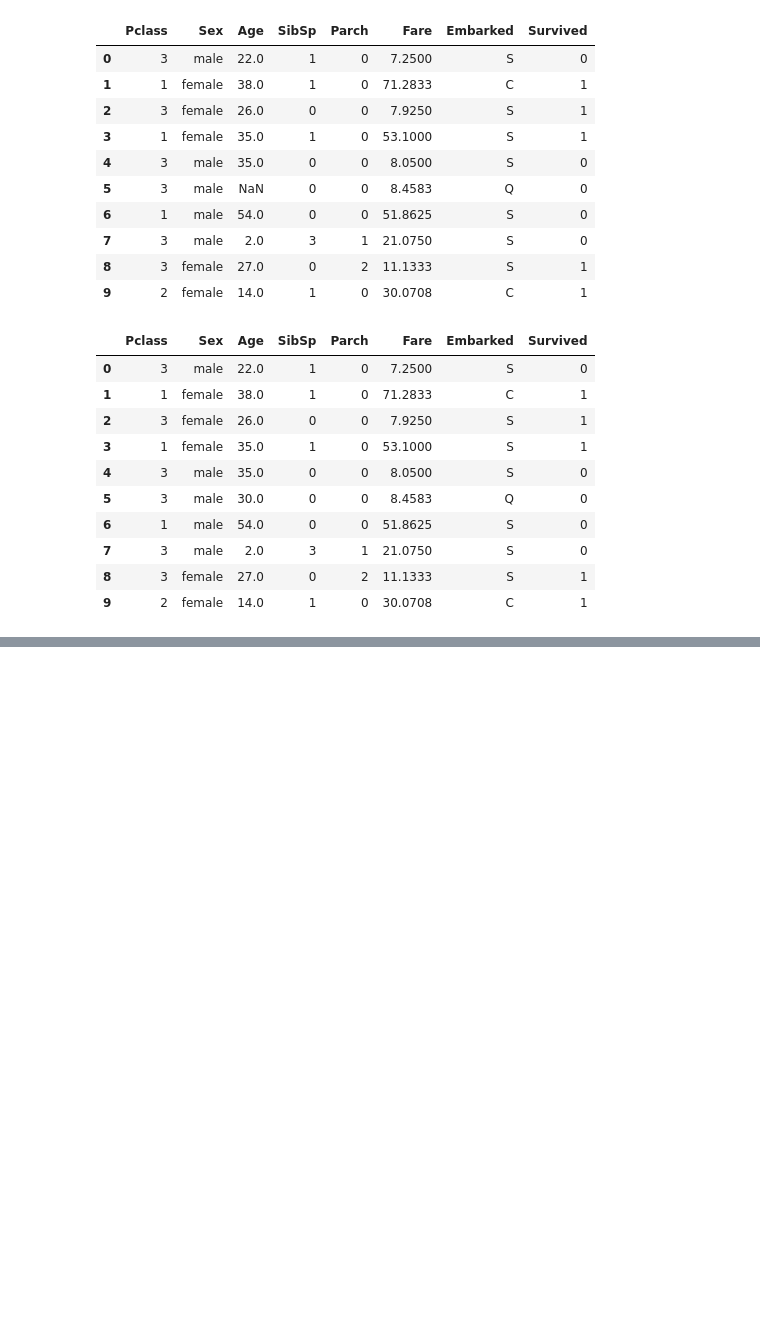
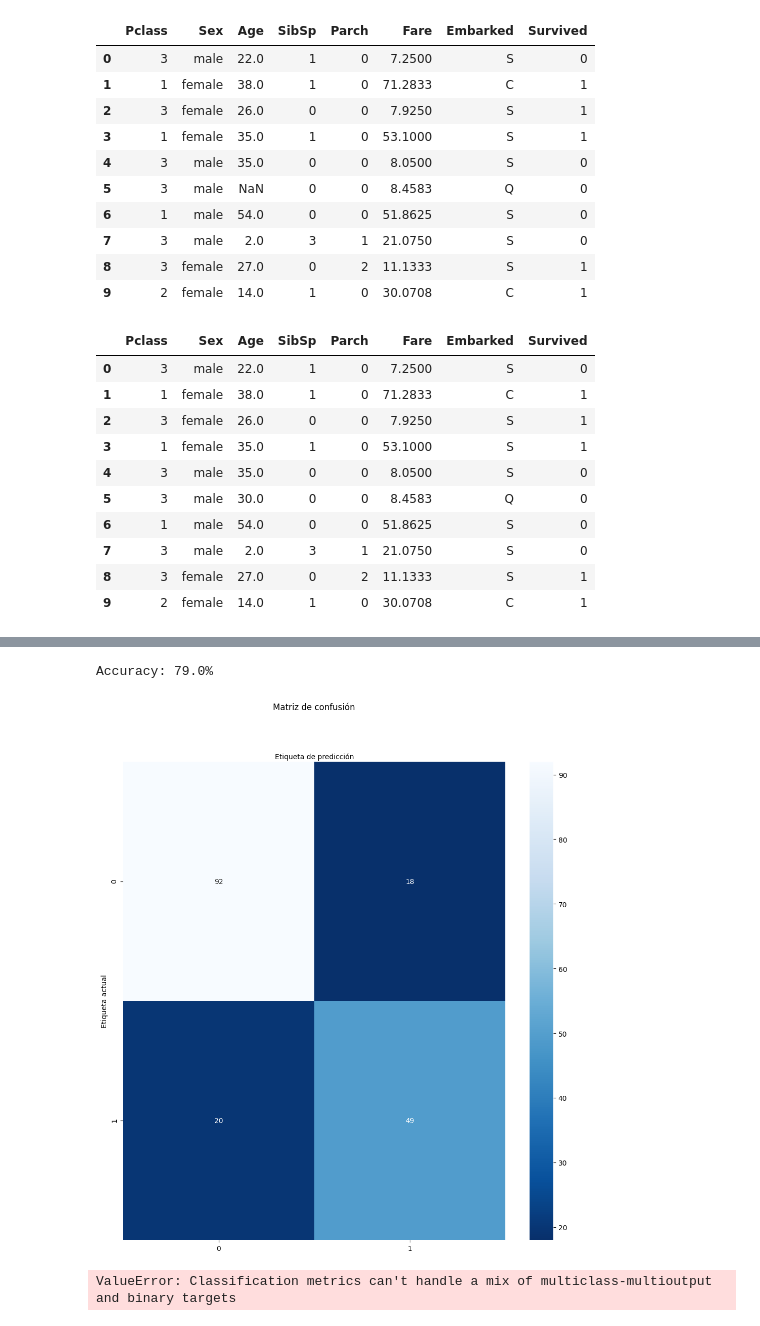
Before and after one commit to bkoscar/Kaggle, a Jupyter notebook: titanic/titanic.ipynb, the cells around one changed output, grey strips where cells are left out. Drawn from its saved outputs; the diff is of its cells as text; code cells hidden in the pictures; blank space fills up the shorter version.

```diff
--- a/titanic/titanic.ipynb
+++ b/titanic/titanic.ipynb
@@ -78,0 +91,4 @@ df.head(10)
+# %%
+df_training = df[['Age', 'SibSp', 'Pclass', 'Sex']]
+df_traget = df['Survived']
+df_training.head(10)
@@ -78,0 +107,15 @@ df.head(10)
+# %%
+def age_classification(age: float) -> str:
+    if 0.0 <= age <= 14.0:
+        return "children"
+    elif 14 < age <= 24.0:
+        return "youth"
+    elif 24 <  age <= 64:
+        return "adult"
+    elif 64 < age <= 90:
+        return "senior"
+
+df_training['age_class'] = df_training['Age'].apply(lambda x: age_classification(x))
+df_training = df_training[['age_class', 'SibSp', 'Pclass', 'Sex']]
+df_training = pd.get_dummies(df_training)
+df_training
@@ -78,0 +136,35 @@ df.head(10)
+# %%
+X_train, X_test, y_train, y_test = train_test_split(df_training,df_traget,test_size=0.2, random_state = 0)
+model = LogisticRegression()
+model.fit(X_train,y_train)
+y_predict = model.predict(X_test)
+print(f'Accuracy: {round(metrics.accuracy_score(y_test,y_predict), 2)*100}%')
+# %% [output]
+Accuracy: 79.0%
+# %%
+matrix_conf = metrics.confusion_matrix(y_test,y_predict)
+class_name = [0,1]
+fig, ax = plt.subplots(figsize = (10,10))
+tick_marks = np.arange(len(class_name))
+plt.xticks(tick_marks, class_name)
+plt.yticks(tick_marks, class_name)
+sns.heatmap(pd.DataFrame(matrix_conf), annot = True, cmap = 'Blues_r', fmt = 'g')
+ax.xaxis.set_label_position('top')
+plt.tight_layout()
+plt.title('Matriz de confusión', y = 1.1)
+plt.ylabel('Etiqueta actual')
+plt.xlabel('Etiqueta de predicción')
+plt.show()
+# %% [output]
+[figure, added]
+# %%
+test = pd.read_csv('test.csv')
+test = test[['Age', 'SibSp', 'Pclass', 'Sex']]
+test['age_class'] = test['Age'].apply(lambda x: age_classification(x))
+test = test[['age_class', 'SibSp', 'Pclass', 'Sex']]
+test1 = pd.get_dummies(test)
+# test1
+y_predict1 = model.predict(test1)
+metrics.accuracy_score(test1, y_predict1)
+# %% [output]
+ValueError: Classification metrics can't handle a mix of multiclass-multioutput and binary targets
```
Also changed, not shown: parts of 4 cells of this notebook, 1 other file.
